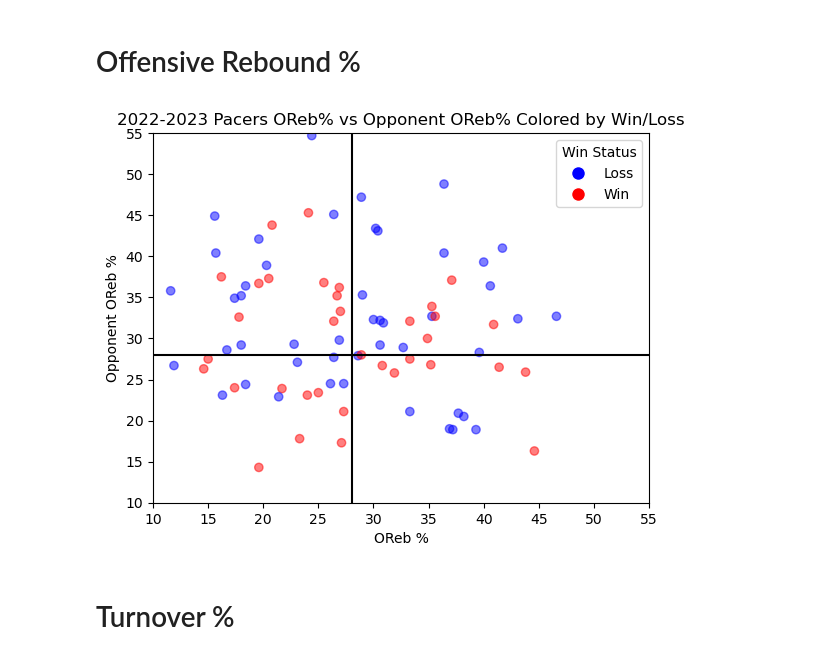
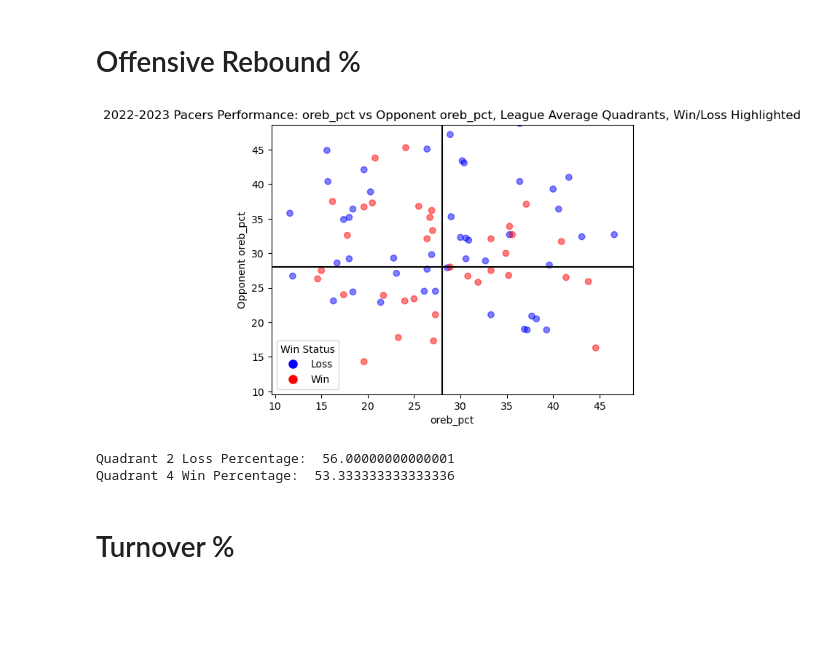
Before and after one commit to nickchu8/PacersPlots, a Jupyter notebook: main.ipynb, the cells around one changed output. Cells and saved outputs as stored; diff of their text form; code cells hidden in the pictures; blank space fills up the shorter version.

```diff
--- a/main.ipynb
+++ b/main.ipynb
@@ -61,33 +84,10 @@ plt.show()
 # %% [markdown]
 # Offensive Rebound %
-# %%
-fig, ax = plt.subplots()
-scatter = plt.scatter(x = pacers['oreb_pct'], y = pacers['opp_oreb_pct'], c = pacers['win'], cmap = 'bwr', alpha = 0.5) #create scatter plot
-
-px.scatter( )
-# Create a custom legend
-legend_elements = [Line2D([0], [0], marker='o', color='w', markerfacecolor='blue', markersize=10, label='Loss'),
-                   Line2D([0], [0], marker='o', color='w', markerfacecolor='red', markersize=10, label='Win')]
-
-# Add the legend to the plot
-legend = ax.legend(handles=legend_elements, title='Win Status')
-
-# Set labels for x and y axes
-ax.set_xlabel('OReb %')
-ax.set_ylabel('Opponent OReb %')
-
-# Add quadrants
-ax.axhline(y=float(league['oreb_pct'].iloc[0]), color='black', linestyle='-')
-ax.axvline(x=float(league['oreb_pct'].iloc[0]), color='black', linestyle='-')
-
-# Normalize both axes
-ax.set_xlim(10, 55)
-ax.set_ylim(10, 55)
-
-ax.set_title("2022-2023 Pacers OReb% vs Opponent OReb% Colored by Win/Loss")
-
-plt.show()
-# %% [output]
-[figure, removed]
+# %%
+plot('oreb_pct')
+# %% [output]
+[figure, added]
+Quadrant 2 Loss Percentage:  56.00000000000001
+Quadrant 4 Win Percentage:  53.333333333333336
 # %% [markdown]
 # Turnover %
```
Also changed, not shown: parts of 10 cells of this notebook.
